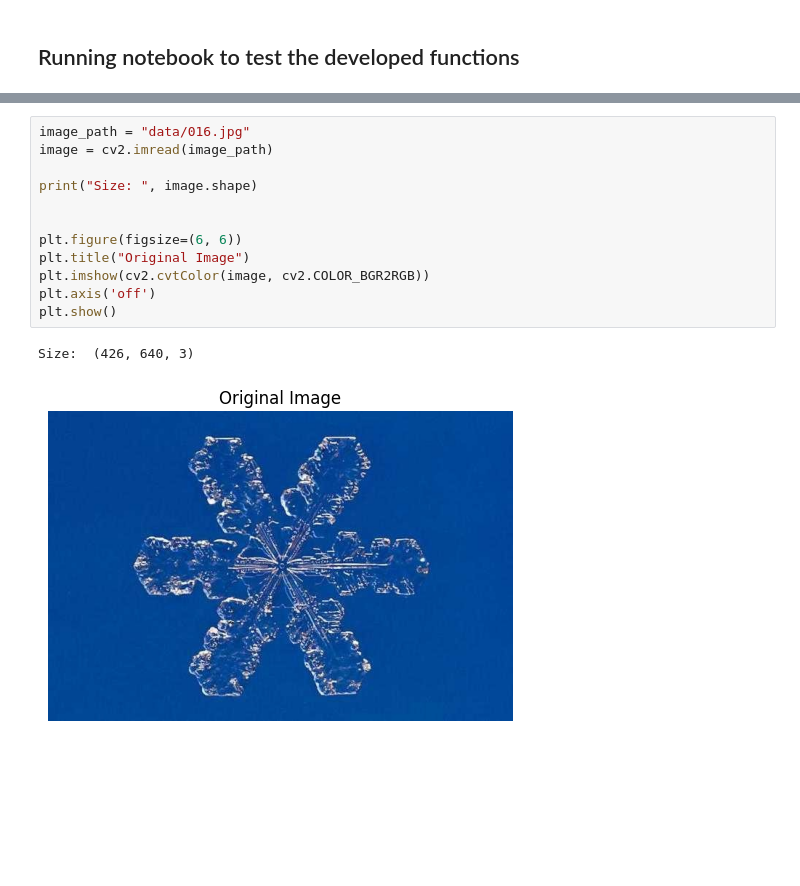
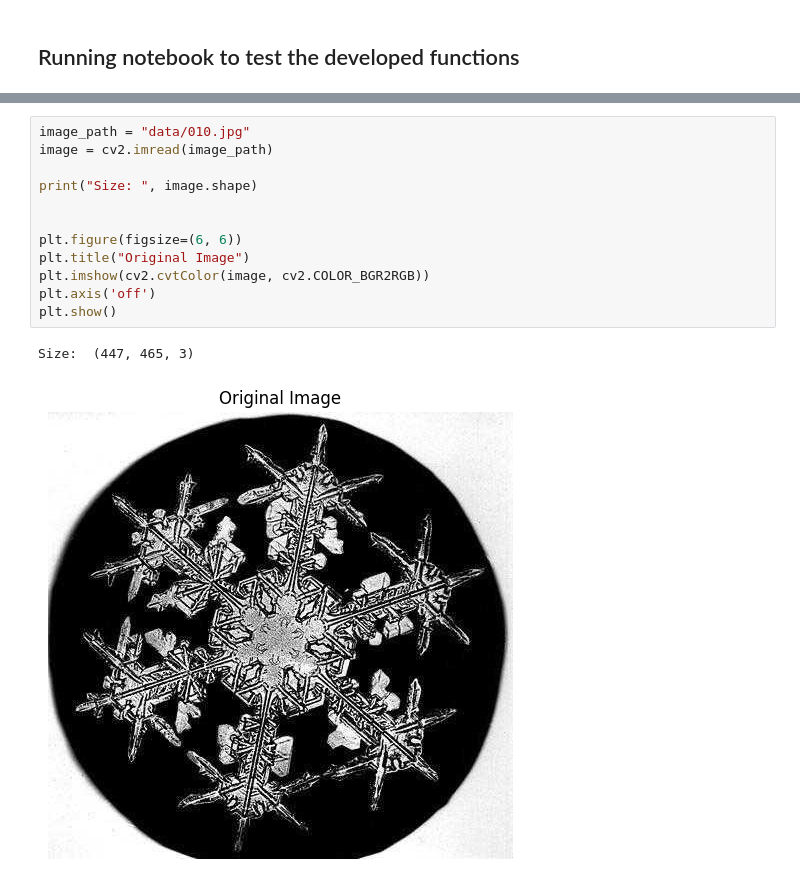
Before and after one commit to lusxvr/sf_ranking, a Jupyter notebook: dev.ipynb, the cells around one changed output, grey strips where cells are left out. Drawn from its saved outputs; the diff is of its cells as text; blank space fills up the shorter version.

```diff
--- a/dev.ipynb
+++ b/dev.ipynb
@@ -16,18 +16,18 @@ The autoreload extension is already loaded. To reload it, use:
 # %%
-image_path = "data/016.jpg"
+image_path = "data/010.jpg"
 image = cv2.imread(image_path)
 
 print("Size: ", image.shape)
 
 
 plt.figure(figsize=(6, 6))
 plt.title("Original Image")
 plt.imshow(cv2.cvtColor(image, cv2.COLOR_BGR2RGB))
 plt.axis('off')
 plt.show()
 # %% [output]
-Size:  (426, 640, 3)
+Size:  (447, 465, 3)
-[figure, old version]
+[figure, new version]
 # %%
 
 preprocessed_image = pp.preprocess_image(image)
```
Also changed, not shown: parts of 5 cells of this notebook, 1 other file.
